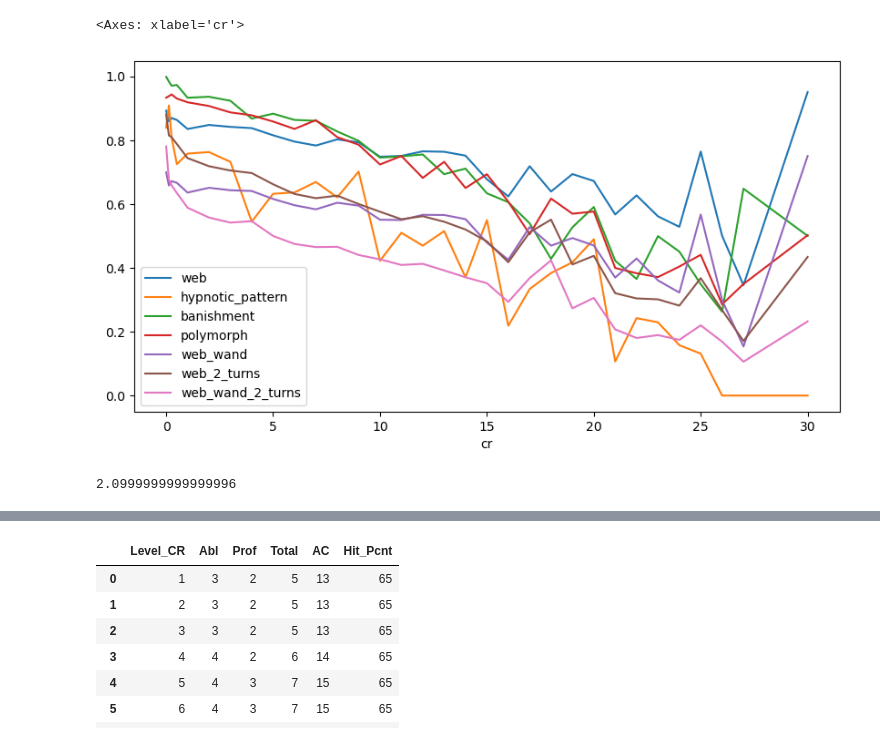
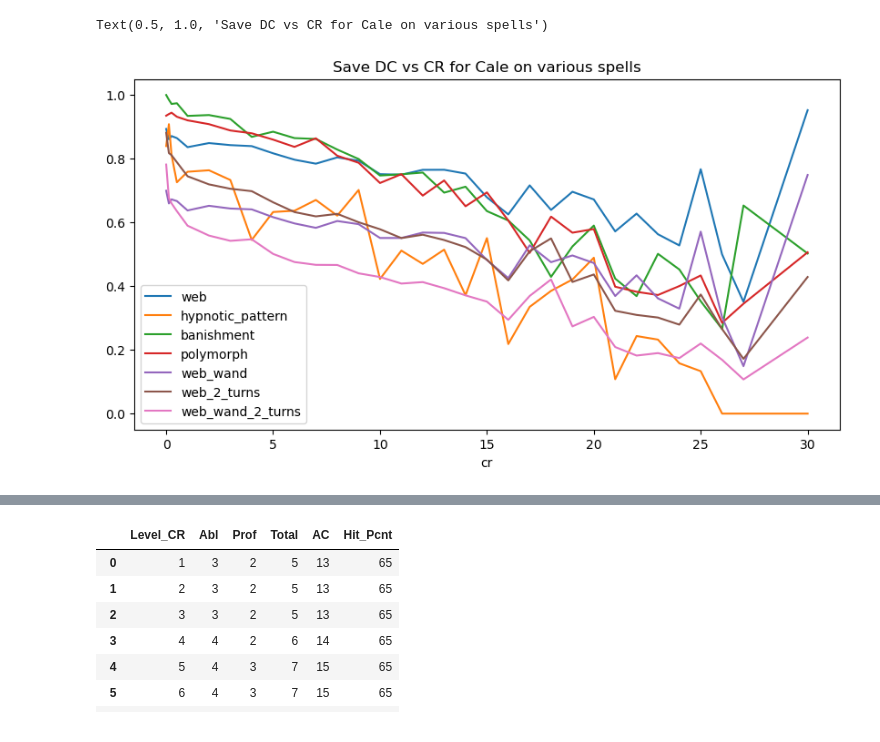
Before and after one commit to spencebeecher/dnd, a Jupyter notebook: dnd.ipynb, the cells around one changed output, grey strips where cells are left out. Cells and saved outputs as stored; diff of their text form; code cells hidden in the pictures.

```diff
--- a/dnd.ipynb
+++ b/dnd.ipynb
@@ -23,6 +25,7 @@ dnd.fundamental_math().groupby('Level_CR').AC.mean().plot()
 # %%
+# cale is a sorcerer with +5 to cha and +6 to proficiency bonus
 spell_save_dc = 19
-s = set(['C', 'U', 'AB', 'E'])
+languages_cale_speaks = set(['C', 'U', 'AB', 'E'])
 #save_dc = lambda c: 5+dnd.proficency_bonus(min(max(c['cr'],1), 20))+8
 
 res = []
@@ -38,10 +41,22 @@ for c in creatures.iterrows():
     web_wand = creature_condition_save(c, 'dex', 15, 'restrianed')
     str_check_wand = dnd.save_roll(save_modifier=(c['str']-10)/2, save_dc=15).mean()
     web_wand_2_turns = web * str_check_wand
-    sc = lambda x: type(x) != float and len(x) > 0 and len(s.intersection(set(x))) > 0
-    speak_cale = sc(c['languageTags'])
+
+    sc = lambda x: type(x) != float and len(x) > 0 and len(languages_cale_speaks.intersection(set(x))) > 0
+    monster_shares_language_with_cale = sc(c['languageTags'])
+    suggestion = creature_condition_save(c, 'wis', spell_save_dc, 'charmed')
+    suggestion = monster_shares_language_with_cale and suggestion
+
+
     fireball = creature_damage_save(c, 'dex', spell_save_dc, Dice(10,6), 'fire')
     synaptic_static = creature_damage_save(c, 'int',  spell_save_dc, Dice(8,6), 'psychic')
+
+    animate_objects = 10 * creature_damage_roll(c, 'bludgeoning', 8, Dice(1,4), 4).mean()
+
+    # a two level dip in warlock for agonizing blast
+    eldritch_blast = 4 * creature_damage_roll(c, 'force', 11, Dice(1,10) , 5+6)
+
+    firebolt = creature_damage_roll(c, 'fire', 11, Dice(4,10))
 
     res.append({
         'web': web,
@@ -52,14 +67,17 @@ for c in creatures.iterrows():
         'speak_cale': speak_cale,
         'fireball': fireball,
         'synaptic_static': synaptic_static,
-        'suggestion': speak_cale and polymorph,
+        'suggestion': suggestion,
         'web_2_turns': web_2_turns,
         'web_wand_2_turns': web_wand_2_turns,
         'psychic_lance': psychic_lance,
         'telekenesis': str_check,
+        'animate_objects': animate_objects,
+        'eldritch_blast': eldritch_blast,
+        'firebolt': firebolt
     })
 
 save_columns = ['web', 'hypnotic_pattern', 'banishment', 'polymorph', 'web_wand', 'web_2_turns', 'web_wand_2_turns']
-damage_columns= ['fireball', 'synaptic_static']
+damage_columns= ['fireball', 'synaptic_static', 'animate_objects', 'eldritch_blast', 'firebolt']
 
 creatures_cale = pd.concat([creatures, pd.DataFrame(res)], axis=1)
@@ -96,9 +118,6 @@ creatures_cale[sel].groupby('cr')[save_columns].mean().plot(figsize=(10,5))
 # %%
 creatures_cale.groupby('cr')[save_columns].mean().plot(figsize=(10,5))
+plt.title('Save DC vs CR for Cale on various spells')
 # %% [output]
-<Axes: xlabel='cr'>
+Text(0.5, 1.0, 'Save DC vs CR for Cale on various spells')
-[figure, old version]
+[figure, new version]
-# %%
-0.7*3
-# %% [output]
-2.0999999999999996
```
Also changed, not shown: parts of 19 cells of this notebook, 8 other files.
